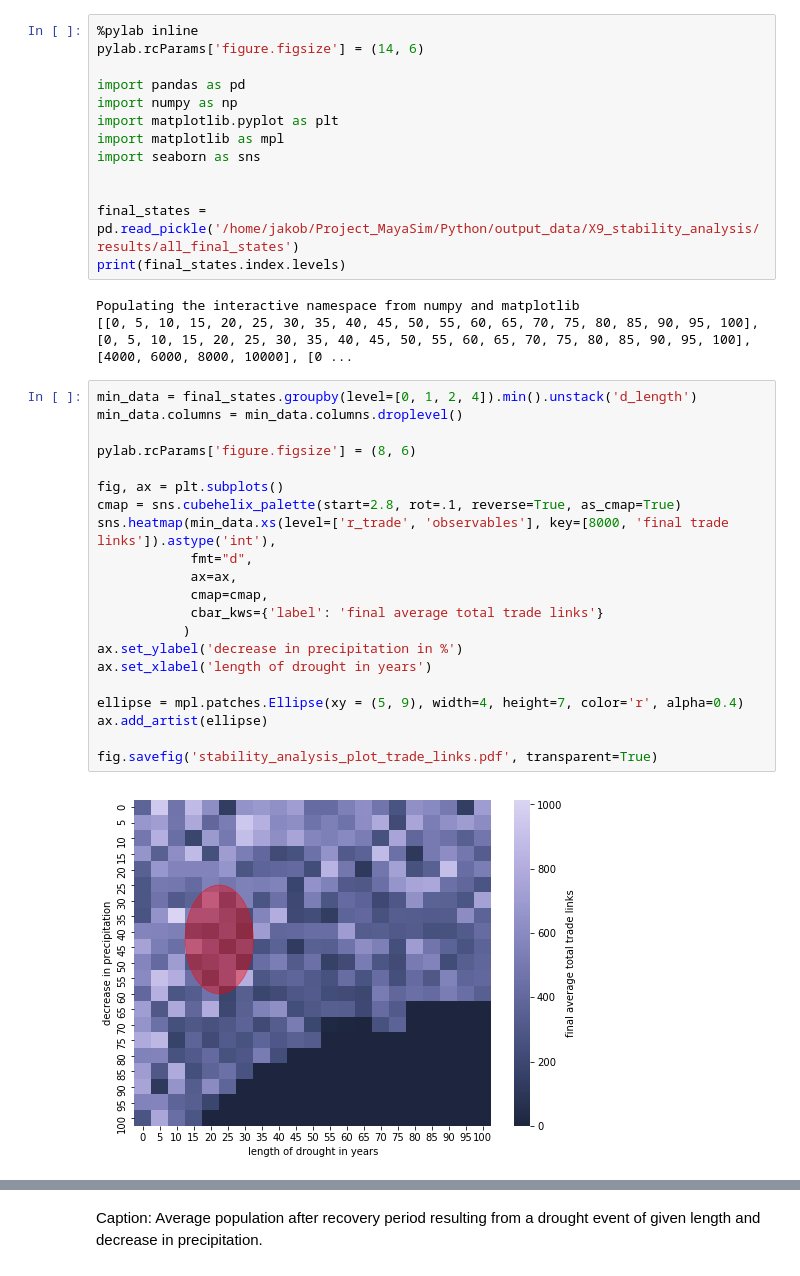
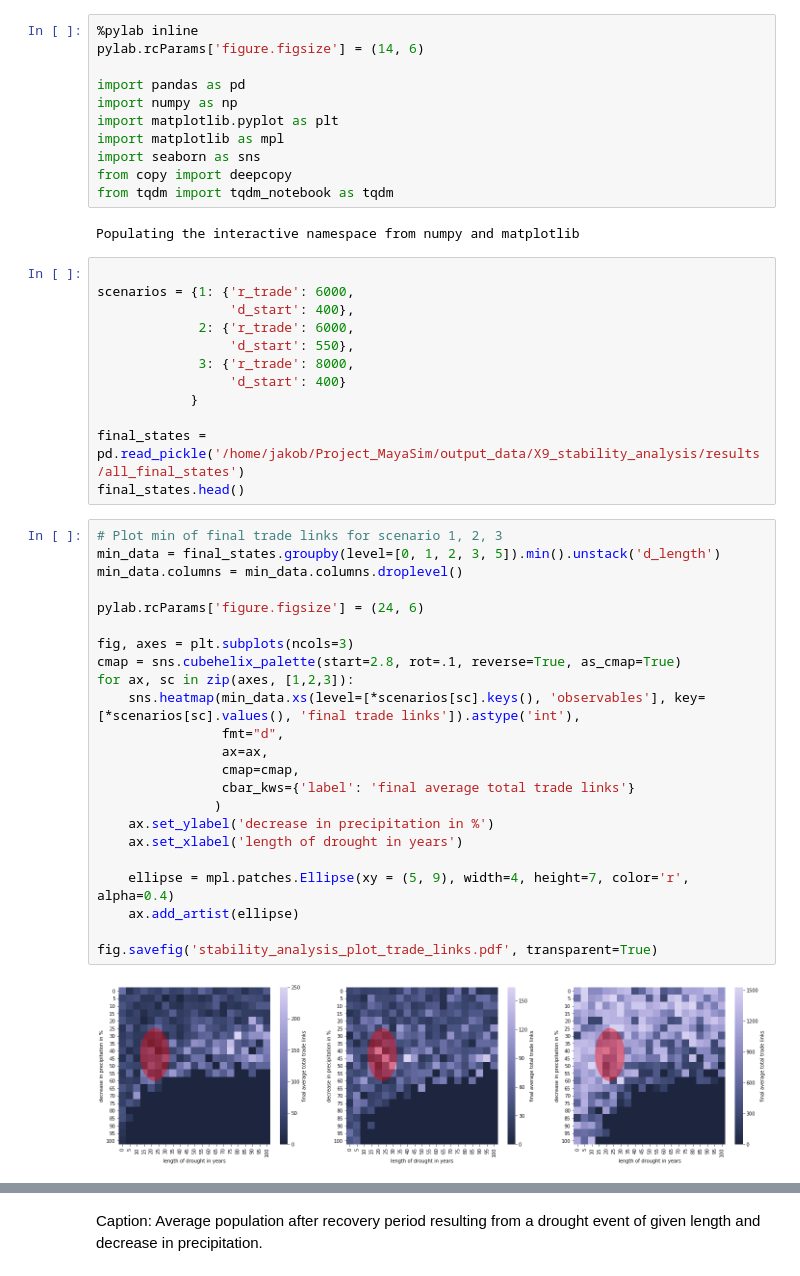
Before and after one commit to jakobkolb/Mayasim, a Jupyter notebook: Evaluation_Notebooks/X9_Stability_analysis.ipynb, the cells around one changed output, grey strips where cells are left out. Cells and saved outputs as stored; diff of their text form.

```diff
--- a/Evaluation_Notebooks/X9_Stability_analysis.ipynb
+++ b/Evaluation_Notebooks/X9_Stability_analysis.ipynb
@@ -7,34 +7,45 @@ import numpy as np
 import matplotlib.pyplot as plt
 import matplotlib as mpl
 import seaborn as sns
-
-
-final_states = pd.read_pickle('/home/jakob/Project_MayaSim/Python/output_data/X9_stability_analysis/results/all_final_states')
-print(final_states.index.levels)
+from copy import deepcopy
+from tqdm import tqdm_notebook as tqdm
 # %% [output]
 Populating the interactive namespace from numpy and matplotlib
-[[0, 5, 10, 15, 20, 25, 30, 35, 40, 45, 50, 55, 60, 65, 70, 75, 80, 85, 90, 95, 100], [0, 5, 10, 15, 20, 25, 30, 35, 40, 45, 50, 55, 60, 65, 70, 75, 80, 85, 90, 95, 100], [4000, 6000, 8000, 10000], [0 ...
+# %%
+
+scenarios = {1: {'r_trade': 6000,
+                 'd_start': 400},
+             2: {'r_trade': 6000,
+                 'd_start': 550},
+             3: {'r_trade': 8000,
+                 'd_start': 400}
+            }
+
+final_states = pd.read_pickle('/home/jakob/Project_MayaSim/output_data/X9_stability_analysis/results/all_final_states')
+final_states.head()
 # %%
-min_data = final_states.groupby(level=[0, 1, 2, 4]).min().unstack('d_length')
+# Plot min of final trade links for scenario 1, 2, 3
+min_data = final_states.groupby(level=[0, 1, 2, 3, 5]).min().unstack('d_length')
 min_data.columns = min_data.columns.droplevel()
 
-pylab.rcParams['figure.figsize'] = (8, 6)
+pylab.rcParams['figure.figsize'] = (24, 6)
 
-fig, ax = plt.subplots()
+fig, axes = plt.subplots(ncols=3)
 cmap = sns.cubehelix_palette(start=2.8, rot=.1, reverse=True, as_cmap=True)
-sns.heatmap(min_data.xs(level=['r_trade', 'observables'], key=[8000, 'final trade links']).astype('int'),
-            fmt="d",
-            ax=ax,
-            cmap=cmap,
-            cbar_kws={'label': 'final average total trade links'}
-           )
-ax.set_ylabel('decrease in precipitation in %')
-ax.set_xlabel('length of drought in years')
+for ax, sc in zip(axes, [1,2,3]):
+    sns.heatmap(min_data.xs(level=[*scenarios[sc].keys(), 'observables'], key=[*scenarios[sc].values(), 'final trade links']).astype('int'),
+                fmt="d",
+                ax=ax,
+                cmap=cmap,
+                cbar_kws={'label': 'final average total trade links'}
+               )
+    ax.set_ylabel('decrease in precipitation in %')
+    ax.set_xlabel('length of drought in years')
 
-ellipse = mpl.patches.Ellipse(xy = (5, 9), width=4, height=7, color='r', alpha=0.4)
-ax.add_artist(ellipse)
+    ellipse = mpl.patches.Ellipse(xy = (5, 9), width=4, height=7, color='r', alpha=0.4)
+    ax.add_artist(ellipse)
 
 fig.savefig('stability_analysis_plot_trade_links.pdf', transparent=True)
 # %% [output]
-[figure, old version]
+[figure, new version]
 # %%
```
Also changed, not shown: parts of 14 cells of this notebook, 2 other files.
